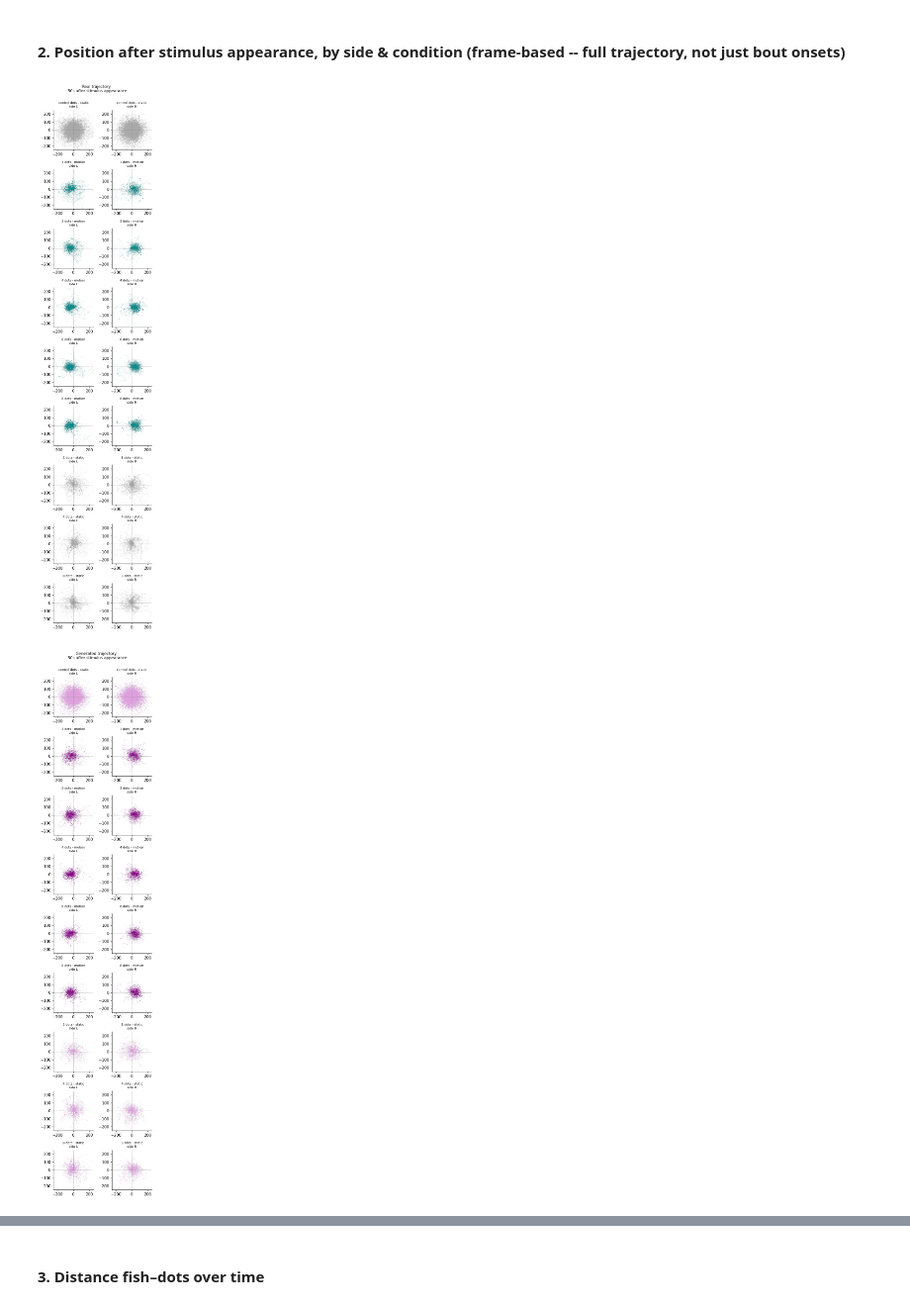
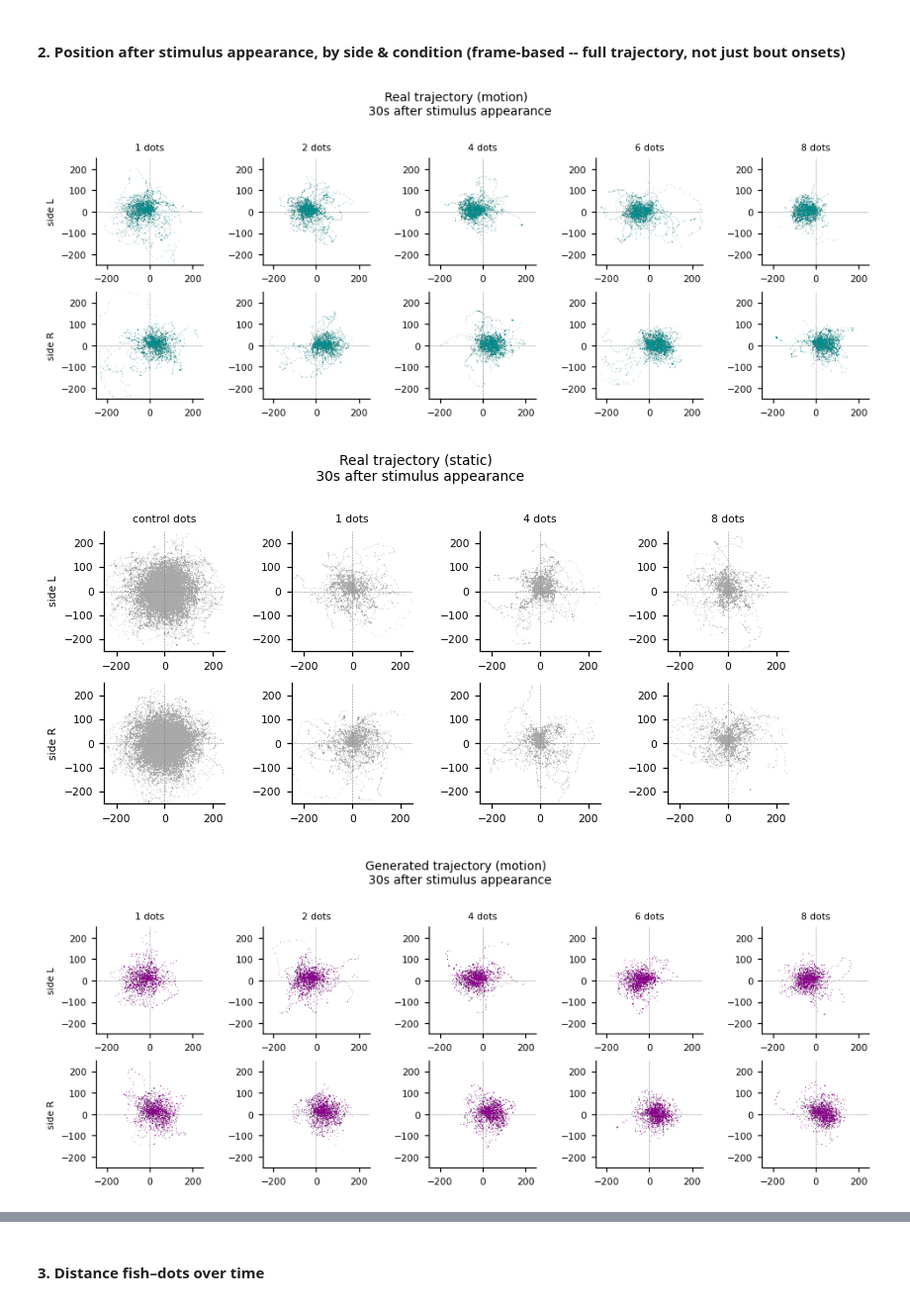
Before and after one commit to arthurEpfl/mp_semiCL_behavior, a Jupyter notebook: notebooks/rollout_analyses.ipynb, the cells around one changed output, grey strips where cells are left out. Shown at 99% size. Drawn from its saved outputs; the diff is of its cells as text; code cells hidden in the pictures.

Commit message:
Restyle plots and drop bout-format analyses
saves figures per trajectory-file subfolder, splits motion/static plots into separate figures, and removes the bout-format transform/analysis section

```diff
--- a/notebooks/rollout_analyses.ipynb
+++ b/notebooks/rollout_analyses.ipynb
@@ -47,12 +50,14 @@ def pick(*candidates):
         if p.exists():
             return p
     return None
-
-TRAJ_FILE = pick('assets/stimulus/2025.02.20-0957_trajectory_GsizeMotionSingle_180min.csv.gz')
+NETWORK_PATH = Path('/Volumes/RECHERCHE/FAC/FBM/CIG/jlarsch/default/D2c/07_Data/Matilde/Behavior')
+# '20250220_MP_01_GsizeMotionSingle/2025.02.20-0957_trajectory_GsizeMotionSingle_180min.csv'
+# '20250316_MP_01_GsizeMotionSingle/2025.03.16-1203_trajectory_GsizeMotionSingle_360min.csv'
+TRAJ_FILE =   pick(NETWORK_PATH / '20250220_MP_01_GsizeMotionSingle/2025.02.20-0957_trajectory_GsizeMotionSingle_180min.csv')
 ROI_FILE  = pick('assets/ROIdef2025-02-20T12_09_16.csv')
 BOUTS     = None      # None in a clean clone
 REFERENCE = pick('assets/real_reference.npz')
-DATA_DIR  = pick('data/20250220_MP_01_GsizeMotionSingle')   # full-res real tracking, if present
+DATA_DIR  = pick('data/20250220_MP_01_GsizeMotionSingle/')   # full-res real tracking, if present
 HAS_REAL_DATA = DATA_DIR is not None   # False when analysing a stimulus programme with no matching real dataset
 
 # Params
@@ -282,7 +316,8 @@ for df, title, n_ind in [(fish_df_long, 'Real', n_fish), (gen_fish_df_long, 'Gen
     for ax in axes[n_ind:]:
         ax.axis('off')
 
-    fig.suptitle(f'{title} - occupancy map (frame-based)', fontsize=FS_SUP)
+    fig.suptitle(f'{title} - occupancy map', fontsize=FS_SUP)
     plt.tight_layout()
+    #fig.savefig(PLOTS_DIR / f'occupancy_frame_{title}.png', dpi=150, bbox_inches='tight')
     plt.show()
 # %% [output]
@@ -291,34 +326,46 @@ for df, title, n_ind in [(fish_df_long, 'Real', n_fish), (gen_fish_df_long, 'Gen
 # %% [markdown]
 #### 2. Position after stimulus appearance, by side & condition (frame-based -- full trajectory, not just bout onsets)
 # %%
+# Horizontal layout: columns = stimuli, rows = the 2 sides -- a transpose of the previous
+# rows=stimuli/cols=side grid. Split into a motion figure and a static figure (instead of one
+# combined STIMULI_ORDER figure) since all stimuli side-by-side made this too wide to read.
 for df, title, n_ind in [(fish_df_long, 'Real', n_fish), (gen_fish_df_long, 'Generated', n_rollouts_frame)]:
     if df is None:
         print(f'{title}: no data'); continue
 
-    stimuli_with_control = ['inter_stim_pause'] + STIMULI_ORDER
-    SECONDS_AFTER_ONSET_LONG = 50
-    fig_h = len(stimuli_with_control) * CELL_H
-    fig, axes = plt.subplots(len(stimuli_with_control), 2, figsize=(2 * CELL_W, fig_h))
+    SECONDS_AFTER_ONSET_LONG = 30
+    for group_name, group_stimuli in [('motion', STIM_35), ('static', STIM_0)]:
+        if not group_stimuli:
+            continue
+        # control (inter_stim_pause) is only a useful baseline next to the static group
+        stimuli_with_control = group_stimuli if group_name == 'motion' else ['inter_stim_pause'] + group_stimuli
+        fig_w = len(stimuli_with_control) * CELL_W
+        fig, axes = plt.subplots(2, len(stimuli_with_control), figsize=(fig_w, 2 * CELL_H))
 
-    for row, stim in enumerate(stimuli_with_control):
-        for col, side in enumerate(['L', 'R']):
-            ax = axes[row, col]
-            sub = df[(df['stimulus'] == stim) & (df['stim_side'] == side)
-                    & (df['frame_count_stimulus'] < SECONDS_AFTER_ONSET_LONG * framerate)]
-            color = COND_COLORS[title]['motion' if is_motion(stim) else 'static']
-            ax.scatter(sub['x_rot'], sub['y_rot'], color=color, **DOT_FRAME)
-            ax.set_title(f'{dots_label(stim)} dots - {"motion" if is_motion(stim) else "static"}\nside {side}',
-                        fontsize=FS_TICK)
-            ax.axhline(0, color='grey', linewidth=0.5, linestyle='--')
-            ax.axvline(0, color='grey', linewidth=0.5, linestyle='--')
-            ax.set_xlim(-250, 250); ax.set_ylim(-250, 250)
-            ax.set_aspect('equal')
-            ax.spines['top'].set_visible(False); ax.spines['right'].set_visible(False)
+        for col, stim in enumerate(stimuli_with_control):
+            for row, side in enumerate(['L', 'R']):
+                ax = axes[row, col]
+                sub = df[(df['stimulus'] == stim) & (df['stim_side'] == side)
+                        & (df['frame_count_stimulus'] < SECONDS_AFTER_ONSET_LONG * framerate)]
+                color = COND_COLORS[title]['motion' if is_motion(stim) else 'static']
+                ax.scatter(sub['x_rot'], sub['y_rot'], color=color, s= 0.2, alpha= 0.05, edgecolor='none')
+                if row == 0:
+                    ax.set_title(f'{dots_label(stim)} dots', fontsize=7)
+                if col == 0:
+                    ax.set_ylabel(f'side {side}', fontsize=7)
+                ax.axhline(0, color='grey', linewidth=0.35, linestyle='--')
+                ax.axvline(0, color='grey', linewidth=0.35, linestyle='--')
+                ax.tick_params(labelsize=7)
+                ax.set_xlim(-250, 250); ax.set_ylim(-250, 250)
+                ax.set_aspect('equal')
+                ax.spines['top'].set_visible(False); ax.spines['right'].set_visible(False)
 
-    fig.suptitle(f'{title} trajectory \n {SECONDS_AFTER_ONSET_LONG}s after stimulus appearance', fontsize=FS_TITLE,
-                y=1 - 0.05 / fig_h)
-    plt.tight_layout(rect=[0, 0, 1, 1 - 0.05 / fig_h])
-    plt.show()
+        fig.suptitle(f'{title} trajectory ({group_name}) \n {SECONDS_AFTER_ONSET_LONG}s after stimulus appearance',
+                    fontsize=9)
+        plt.tight_layout(rect=[0, 0, 1, 0.98])
+        fig.savefig(PLOTS_DIR / f'cumtraj_afterstim_{title}_{group_name}.png', dpi=150, bbox_inches='tight')
+        plt.show()
 # %% [output]
-[figure, old version]
+[figure, new version]
-[figure, old version]
+[figure, new version]
+[figure, added]
```
Also changed, not shown: parts of 25 cells of this notebook.
